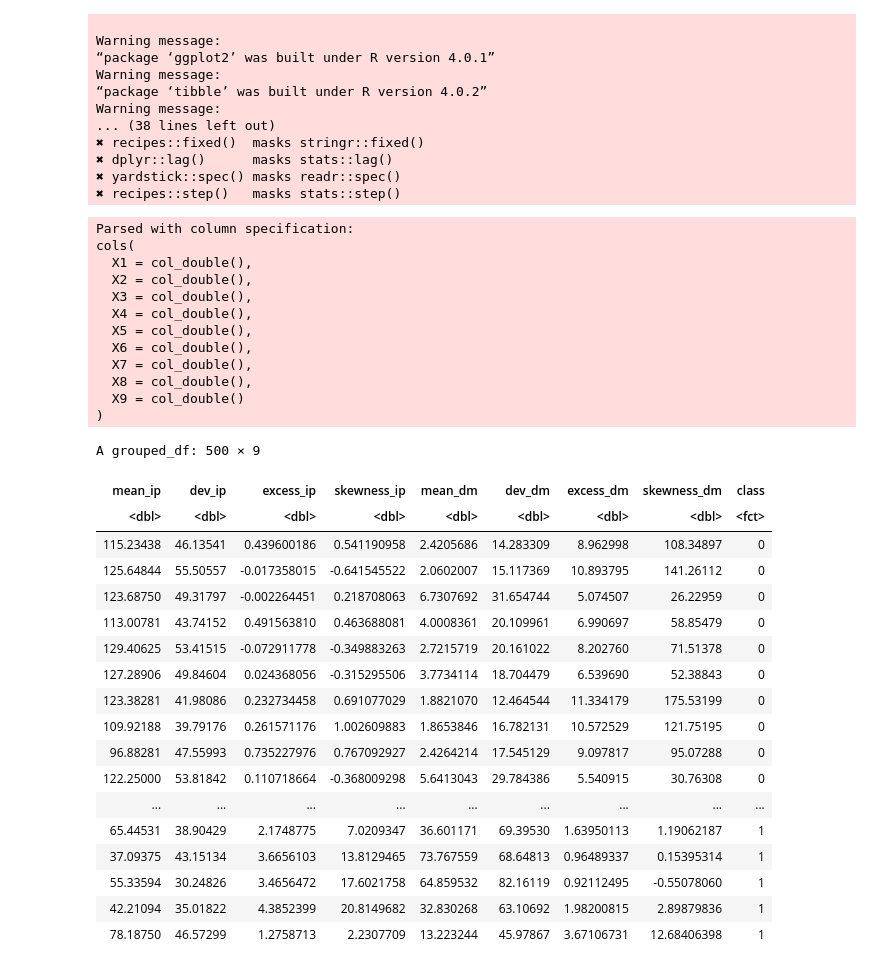
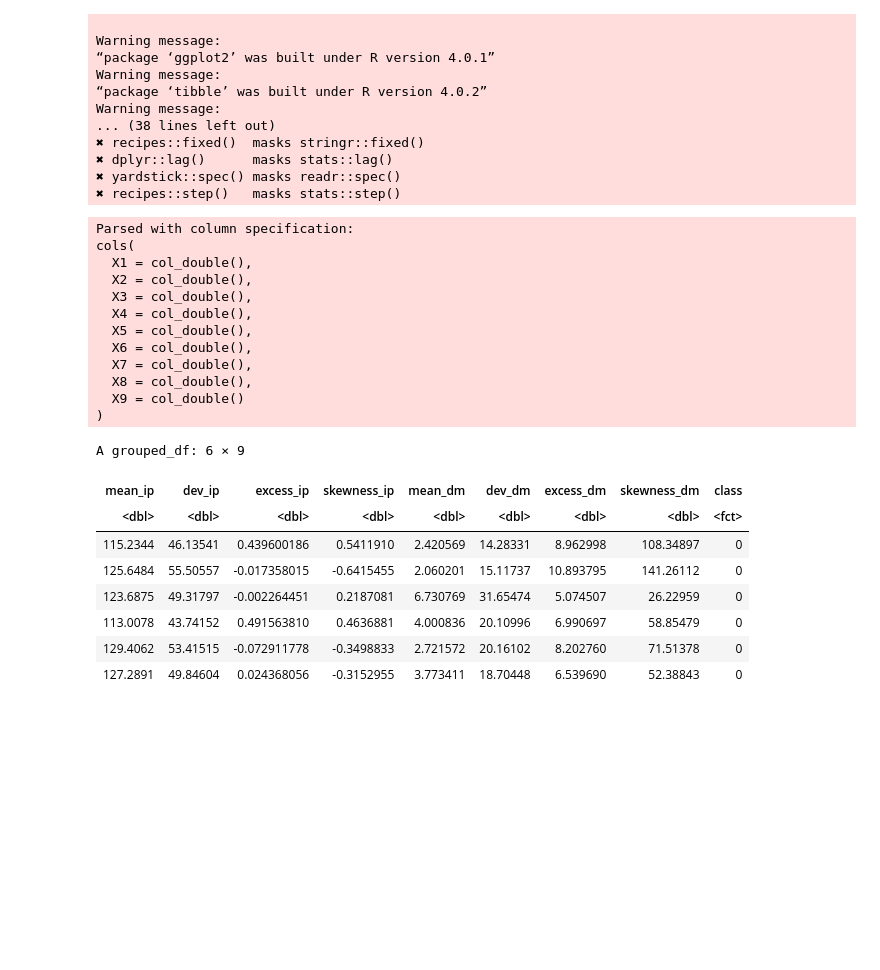
Before and after one commit to kseniak1/DSCI100-Project, a Jupyter notebook: Ksenia_notebook.ipynb, the cells around one changed output. Saved outputs shown, nothing was run; the diff lists cells and outputs as text; code cells hidden in the pictures; blank space fills up the shorter version.

```diff
--- a/Ksenia_notebook.ipynb
+++ b/Ksenia_notebook.ipynb
@@ -23,50 +23,43 @@ Warning message:
 ✖ recipes::step()   masks stats::step()
 # %%
 set.seed(19)
+## Load data
 pulsar_data <- read_csv("https://github.com/kseniak1/DSCI100-Group-Project/raw/main/HTRU_2%5B1%5D.csv", col_names = FALSE) %>%
+                ## Rename Columns
                 rename(mean_ip = X1,
                       dev_ip = X2,
                       excess_ip = X3,
                       skewness_ip = X4,
                       mean_dm = X5,
                       dev_dm = X6,
                       excess_dm = X7,
                       skewness_dm = X8,
                       class = X9) %>%
+                ## Class as a factor
                 mutate(class = as.factor(class)) %>%
+                ## Select a smaller sample, adjusted for equal parts of each class
                 group_by(class) %>%
                 sample_n(size = 250)
-
-pulsar_data
+head(pulsar_data)
 # %% [output]
 Parsed with column specification:
 cols(
   X1 = col_double(),
   X2 = col_double(),
   X3 = col_double(),
   X4 = col_double(),
   X5 = col_double(),
   X6 = col_double(),
   X7 = col_double(),
   X8 = col_double(),
   X9 = col_double()
 )
-A grouped_df: 500 × 9
+A grouped_df: 6 × 9
 | mean_ip | dev_ip | excess_ip | skewness_ip | mean_dm | dev_dm | excess_dm | skewness_dm | class |
 | <dbl> | <dbl> | <dbl> | <dbl> | <dbl> | <dbl> | <dbl> | <dbl> | <fct> |
-| 115.23438 | 46.13541 | 0.439600186 | 0.541190958 | 2.4205686 | 14.283309 | 8.962998 | 108.34897 | 0 |
-| 125.64844 | 55.50557 | -0.017358015 | -0.641545522 | 2.0602007 | 15.117369 | 10.893795 | 141.26112 | 0 |
-| 123.68750 | 49.31797 | -0.002264451 | 0.218708063 | 6.7307692 | 31.654744 | 5.074507 | 26.22959 | 0 |
-| 113.00781 | 43.74152 | 0.491563810 | 0.463688081 | 4.0008361 | 20.109961 | 6.990697 | 58.85479 | 0 |
-| 129.40625 | 53.41515 | -0.072911778 | -0.349883263 | 2.7215719 | 20.161022 | 8.202760 | 71.51378 | 0 |
-| 127.28906 | 49.84604 | 0.024368056 | -0.315295506 | 3.7734114 | 18.704479 | 6.539690 | 52.38843 | 0 |
-| 123.38281 | 41.98086 | 0.232734458 | 0.691077029 | 1.8821070 | 12.464544 | 11.334179 | 175.53199 | 0 |
-| 109.92188 | 39.79176 | 0.261571176 | 1.002609883 | 1.8653846 | 16.782131 | 10.572529 | 121.75195 | 0 |
-| 96.88281 | 47.55993 | 0.735227976 | 0.767092927 | 2.4264214 | 17.545129 | 9.097817 | 95.07288 | 0 |
-| 122.25000 | 53.81842 | 0.110718664 | -0.368009298 | 5.6413043 | 29.784386 | 5.540915 | 30.76308 | 0 |
-| ... | ... | ... | ... | ... | ... | ... | ... | ... |
-| 65.44531 | 38.90429 | 2.1748775 | 7.0209347 | 36.601171 | 69.39530 | 1.63950113 | 1.19062187 | 1 |
-| 37.09375 | 43.15134 | 3.6656103 | 13.8129465 | 73.767559 | 68.64813 | 0.96489337 | 0.15395314 | 1 |
-| 55.33594 | 30.24826 | 3.4656472 | 17.6021758 | 64.859532 | 82.16119 | 0.92112495 | -0.55078060 | 1 |
-| 42.21094 | 35.01822 | 4.3852399 | 20.8149682 | 32.830268 | 63.10692 | 1.98200815 | 2.89879836 | 1 |
-| 78.18750 | 46.57299 | 1.2758713 | 2.2307709 | 13.223244 | 45.97867 | 3.67106731 | 12.68406398 | 1 |
+| 115.2344 | 46.13541 | 0.439600186 | 0.5411910 | 2.420569 | 14.28331 | 8.962998 | 108.34897 | 0 |
+| 125.6484 | 55.50557 | -0.017358015 | -0.6415455 | 2.060201 | 15.11737 | 10.893795 | 141.26112 | 0 |
+| 123.6875 | 49.31797 | -0.002264451 | 0.2187081 | 6.730769 | 31.65474 | 5.074507 | 26.22959 | 0 |
+| 113.0078 | 43.74152 | 0.491563810 | 0.4636881 | 4.000836 | 20.10996 | 6.990697 | 58.85479 | 0 |
+| 129.4062 | 53.41515 | -0.072911778 | -0.3498833 | 2.721572 | 20.16102 | 8.202760 | 71.51378 | 0 |
+| 127.2891 | 49.84604 | 0.024368056 | -0.3152955 | 3.773411 | 18.70448 | 6.539690 | 52.38843 | 0 |
```
Also changed, not shown: parts of 5 cells of this notebook.
